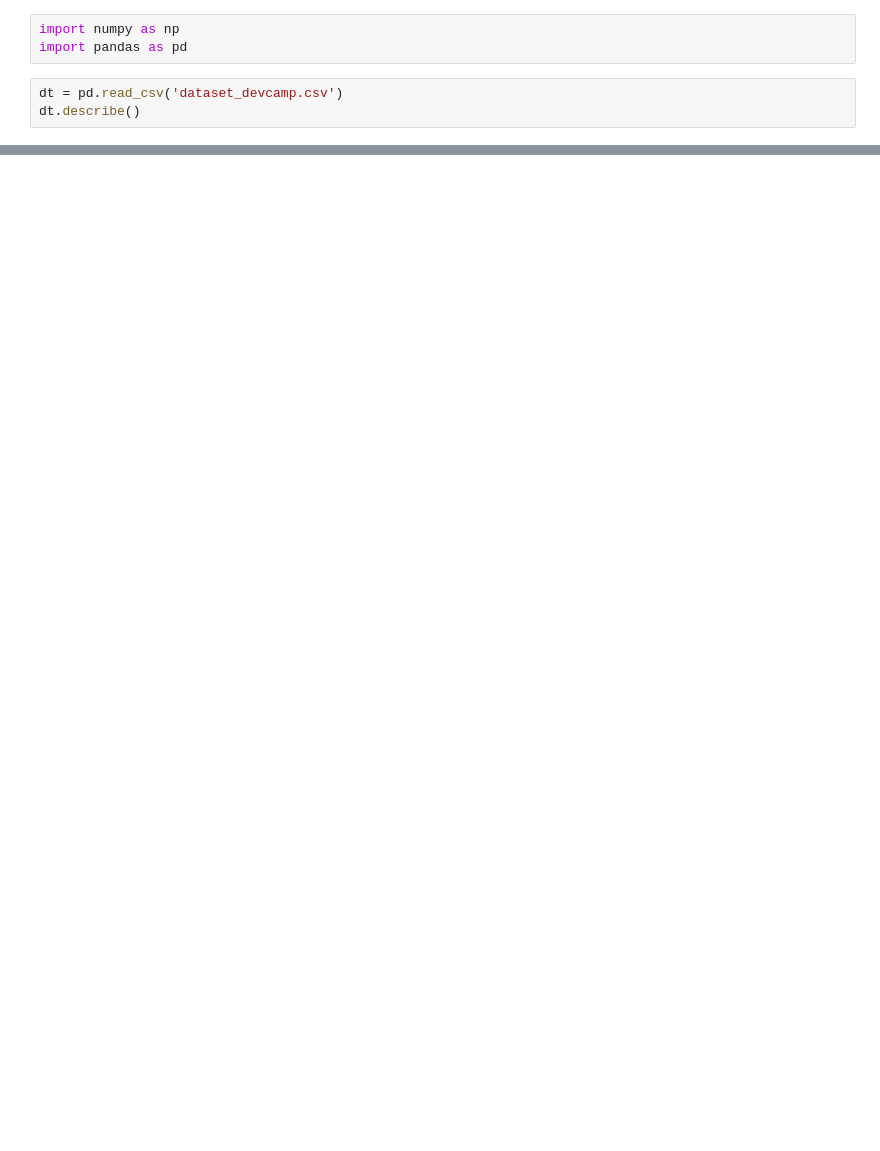
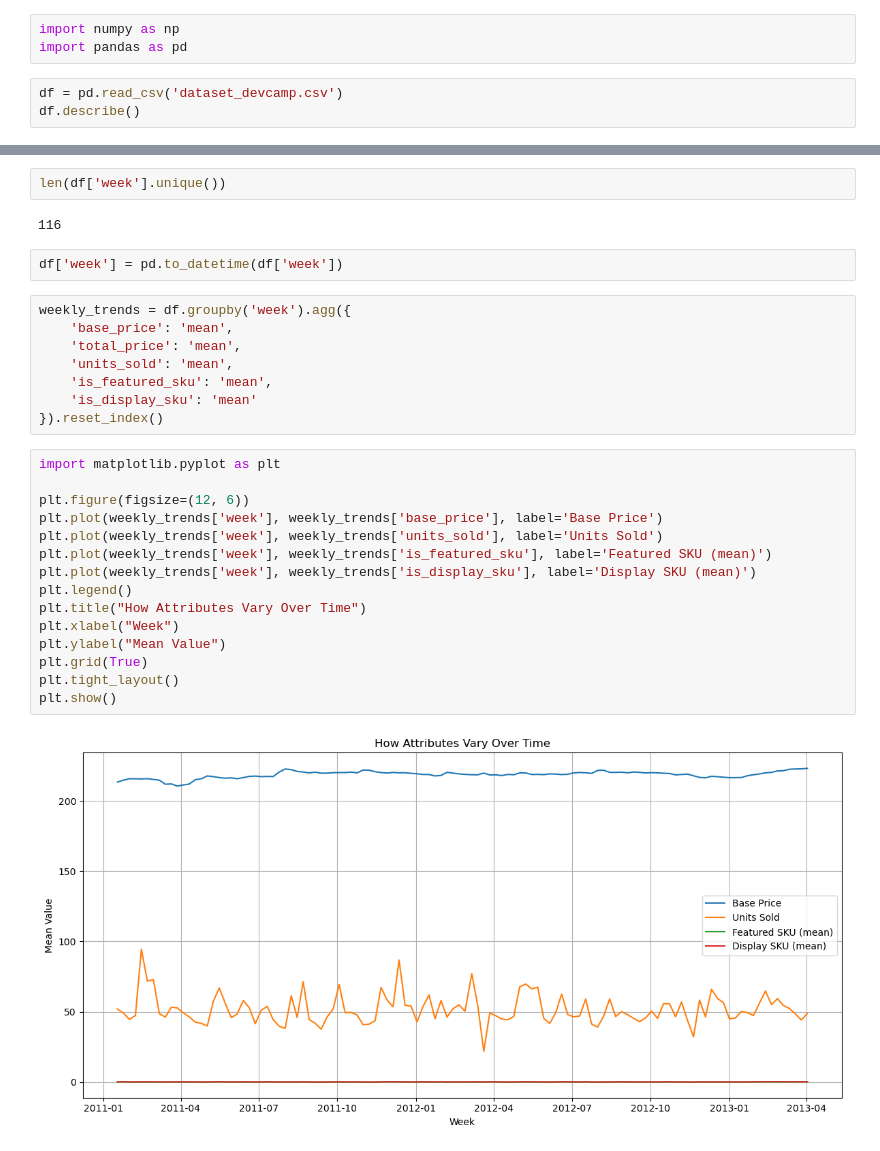
Before and after one commit to Mouadh-Bourezg/DEVCAMP2025, a Jupyter notebook: pyNotebook.ipynb, the cells around one changed output, grey strips where cells are left out. Cells and saved outputs as stored; diff of their text form; blank space fills up the shorter version.

```diff
--- a/pyNotebook.ipynb
+++ b/pyNotebook.ipynb
@@ -2,8 +2,8 @@
 import numpy as np
 import pandas as pd
 # %%
-dt = pd.read_csv('dataset_devcamp.csv')
-dt.describe()
+df = pd.read_csv('dataset_devcamp.csv')
+df.describe()
 # %% [output]
 |  | record_ID | store_id | sku_id | total_price | base_price | is_featured_sku | is_display_sku | units_sold |
 | count | 133980.000000 | 133980.000000 | 133980.000000 | 133980.000000 | 133980.000000 | 133980.000000 | 133980.000000 | 133980.000000 |
@@ -16,0 +62,31 @@ dt.describe()
+# %%
+len(df['week'].unique())
+# %% [output]
+116
+# %%
+df['week'] = pd.to_datetime(df['week'])
+# %%
+weekly_trends = df.groupby('week').agg({
+    'base_price': 'mean',
+    'total_price': 'mean',
+    'units_sold': 'mean',
+    'is_featured_sku': 'mean',
+    'is_display_sku': 'mean'
+}).reset_index()
+# %%
+import matplotlib.pyplot as plt
+
+plt.figure(figsize=(12, 6))
+plt.plot(weekly_trends['week'], weekly_trends['base_price'], label='Base Price')
+plt.plot(weekly_trends['week'], weekly_trends['units_sold'], label='Units Sold')
+plt.plot(weekly_trends['week'], weekly_trends['is_featured_sku'], label='Featured SKU (mean)')
+plt.plot(weekly_trends['week'], weekly_trends['is_display_sku'], label='Display SKU (mean)')
+plt.legend()
+plt.title("How Attributes Vary Over Time")
+plt.xlabel("Week")
+plt.ylabel("Mean Value")
+plt.grid(True)
+plt.tight_layout()
+plt.show()
+# %% [output]
+[figure, added]
```
Also changed, not shown: parts of 6 cells of this notebook.
